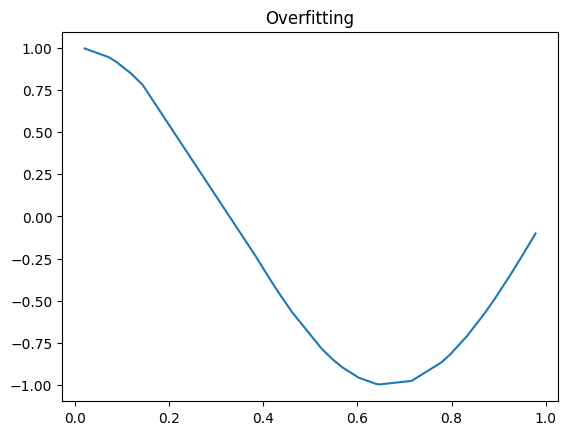
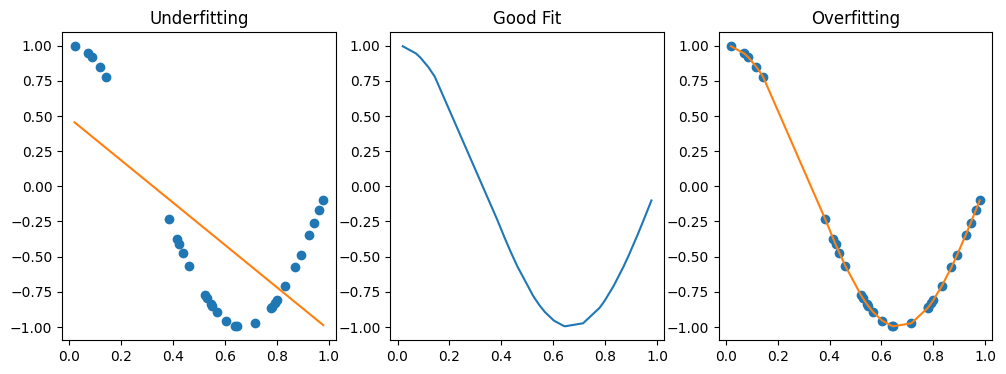
Code edit (unified diff) that turned the first committed figure into the second:
--- before
+++ after
@@ -4,5 +4,17 @@
 x=np.sort(np.random.rand(30))
 y=np.cos(1.5*np.pi*x)
+plt.figure(figsize=(12,4))
+plt.subplot(1,3,1)
+p1=np.poly1d(np.polyfit(x,y,1))
+plt.plot(x,y,'o')
+plt.plot(x,p1(x))
+plt.title("Underfitting")
+plt.subplot(1,3,2)
 plt.plot(x,y)
+plt.title("Good Fit")
+plt.subplot(1,3,3)
+p2=np.poly1d(np.polyfit(x,y,15))
+plt.plot(x,y,'o')
+plt.plot(x,p2(x))
 plt.title("Overfitting")
 plt.show()

Commit: Created using Colab